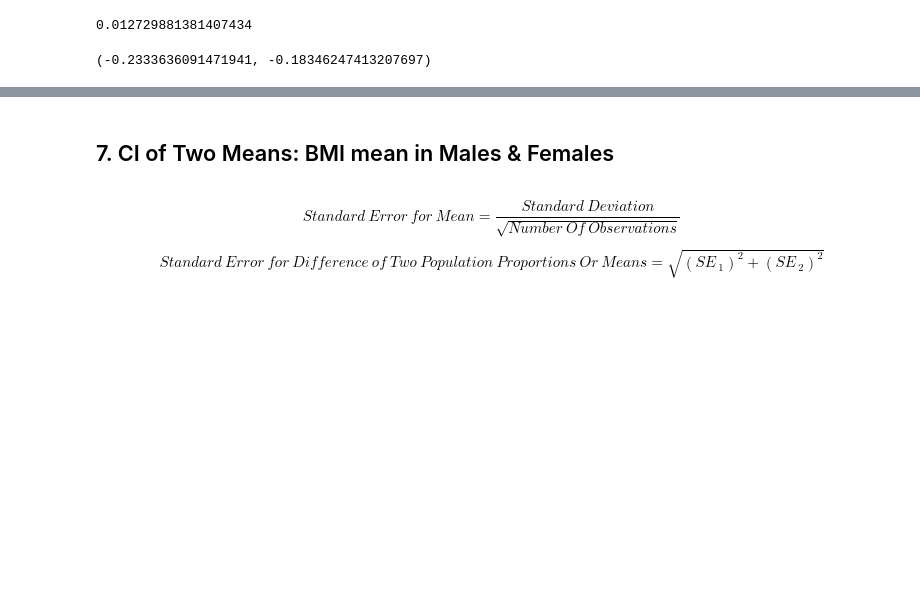
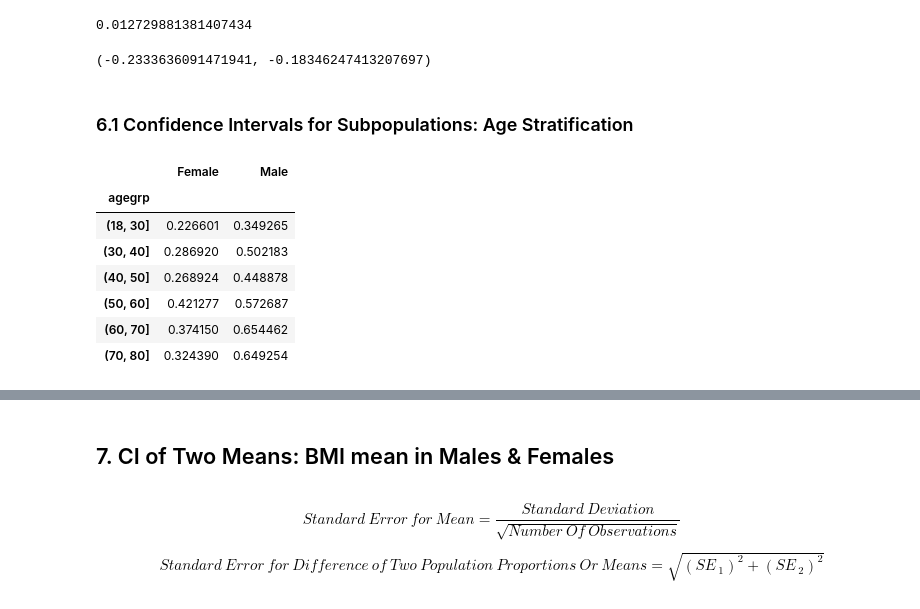
Before and after one commit to mxagar/statistics_with_python_coursera, a Jupyter notebook: 02_Inference/lab/02_ConfidenceIntervals_Examples.ipynb, the cells around one changed output, grey strips where cells are left out. Drawn from its saved outputs; the diff is of its cells as text; code cells hidden in the pictures; blank space fills up the shorter version.

```diff
--- a/02_Inference/lab/02_ConfidenceIntervals_Examples.ipynb
+++ b/02_Inference/lab/02_ConfidenceIntervals_Examples.ipynb
@@ -327,3 +327,20 @@ ucb = d + 1.96 * se_diff
 (lcb, ucb)
 # %% [output]
 (-0.2333636091471941, -0.18346247413207697)
+# %% [markdown]
+### 6.1 Confidence Intervals for Subpopulations: Age Stratification
+# %%
+# Calculate the smoking rates within age/gender groups
+da["agegrp"] = pd.cut(da.RIDAGEYR, [18, 30, 40, 50, 60, 70, 80])
+pr = da.groupby(["agegrp", "RIAGENDRx"]).agg({"SMQ020x": lambda x: np.mean(x=="Yes")}).unstack()
+pr.columns = ["Female", "Male"]
+pr
+# %% [output]
+|  | Female | Male |
+| agegrp |  |  |
+| (18, 30] | 0.226601 | 0.349265 |
+| (30, 40] | 0.286920 | 0.502183 |
+| (40, 50] | 0.268924 | 0.448878 |
+| (50, 60] | 0.421277 | 0.572687 |
+| (60, 70] | 0.374150 | 0.654462 |
+| (70, 80] | 0.324390 | 0.649254 |
```
Also changed, not shown: parts of 16 cells of this notebook.
